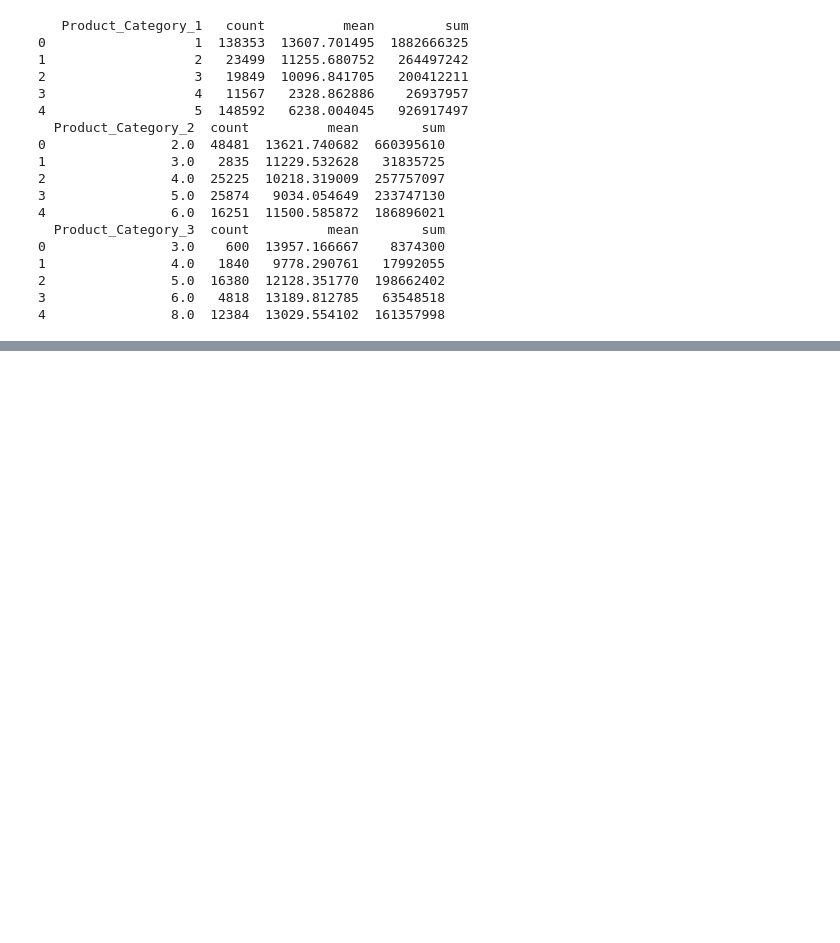
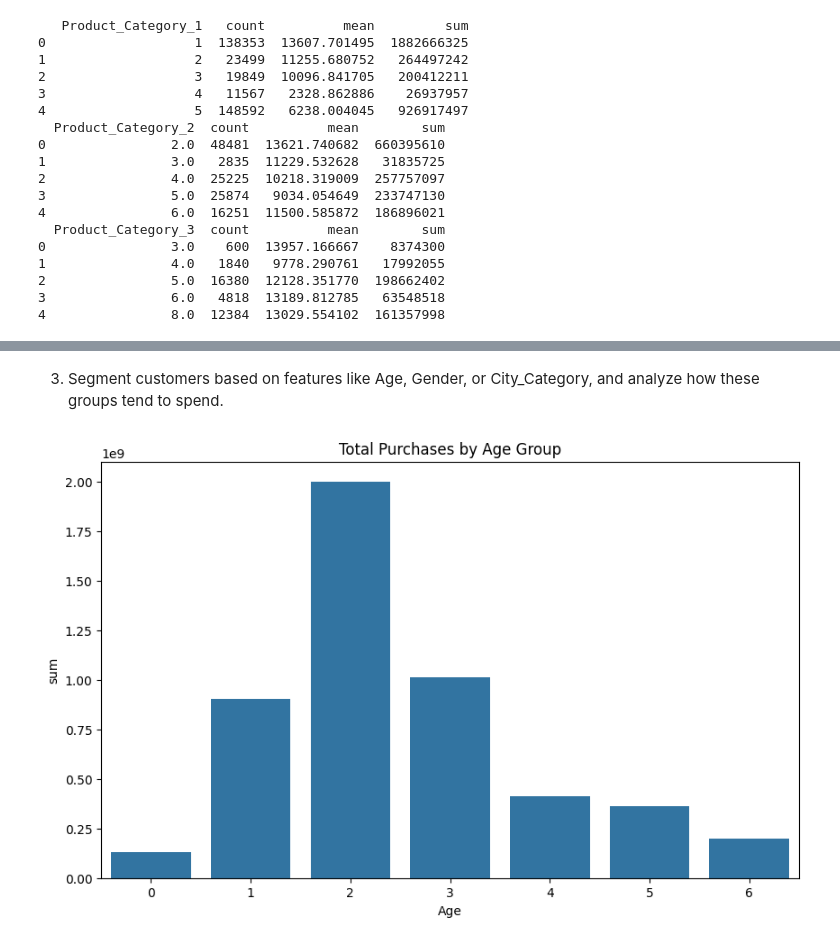
Before and after one commit to Darknight47/Data-Science-Project-02, a Jupyter notebook: recommendation_system.ipynb, the cells around one changed output, grey strips where cells are left out. Saved outputs shown, nothing was run; the diff lists cells and outputs as text; code cells hidden in the pictures; blank space fills up the shorter version.

```diff
--- a/recommendation_system.ipynb
+++ b/recommendation_system.ipynb
@@ -172,0 +242,13 @@ print(category_3_group.head())
+# %% [markdown]
+3. Segment customers based on features like Age, Gender, or City_Category, and analyze how these groups tend to spend.
+# %%
+# Group by Age and analyze product purchases
+age_purchase_group = dataset.groupby('Age')['Purchase'].agg(['count', 'mean', 'sum']).reset_index()
+
+# Visualize
+plt.figure(figsize=(10,6))
+sns.barplot(x='Age', y='sum', data=age_purchase_group)
+plt.title('Total Purchases by Age Group')
+plt.show()
+# %% [output]
+[figure, added]
```
Also changed, not shown: parts of 5 cells of this notebook.
